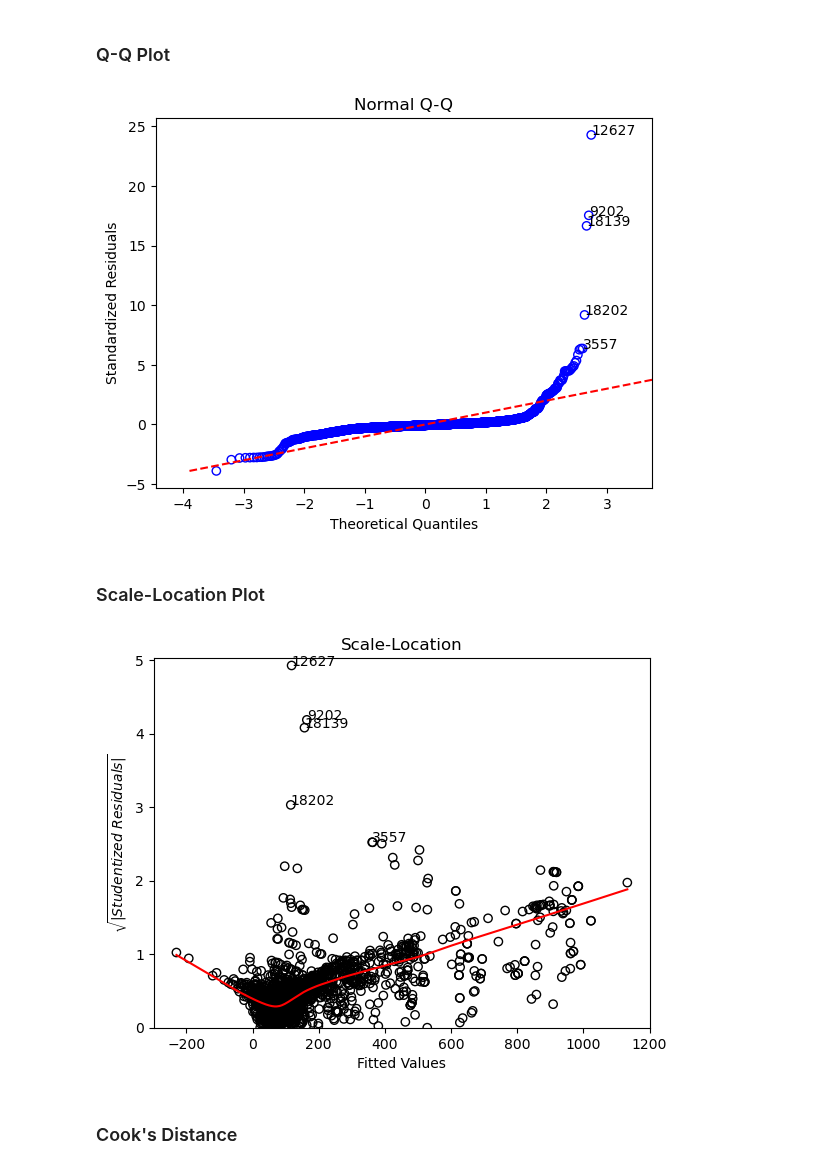
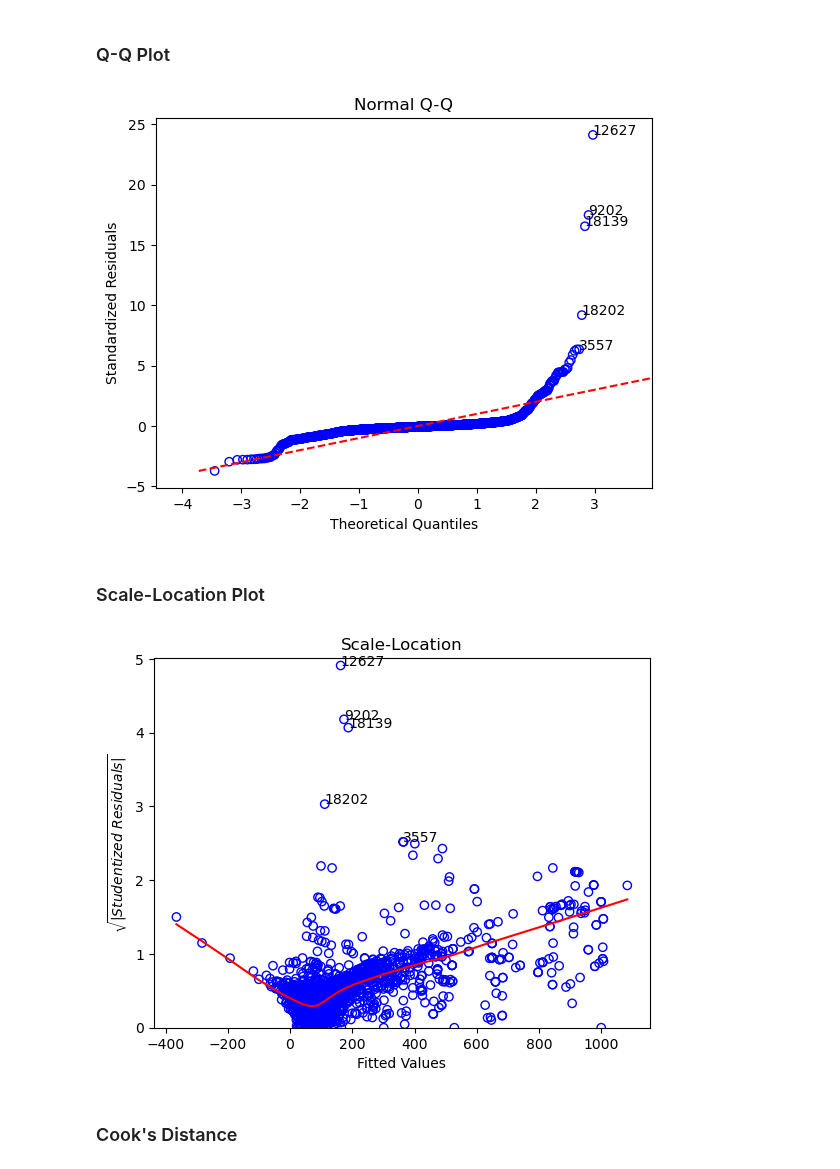
Before and after one commit to nlee98/ADS-599_Capstone_Project, a Jupyter notebook: Code Library/3_Modeling.ipynb, the cells around one changed output. Drawn from its saved outputs; the diff is of its cells as text; code cells hidden in the pictures.

```diff
--- a/Code Library/3_Modeling.ipynb
+++ b/Code Library/3_Modeling.ipynb
@@ -218,21 +161,18 @@ room_train_X_back = room_back_reg.transform(room_train_X)
 # %%
-import statsmodels.formula.api as smf
-from statsmodels.nonparametric.smoothers_lowess import lowess
-
 # Combine the dataframe back into one for the model
-room_train_back = pd.concat([room_train_X_back, room_train_y], axis = 1)
+room_train = pd.concat([room_train_X, room_train_y], axis = 1)
 
 # Get string of columns for formula
-cols = list(room_train_X_back.columns)
+cols = list(room_train_X.columns)
 cols_str = " + ".join(cols)
 cols_str = str(cols_str)
 
 # Fit the model
-room_back_reg_fin = smf.ols(formula= 'price ~' + cols_str,
-                            data = room_train_back).fit()
+room_reg = smf.ols(formula= 'price ~' + cols_str,
+                            data = room_train).fit()
 
 # Model summary
-print(room_back_reg_fin.summary())
+print(room_reg.summary())
 # %% [output]
                             OLS Regression Results
 ==============================================================================
@@ -313,9 +253,9 @@ def qq_plot(fitted_reg):
         ax.annotate(val,xy=(df['theoretical_quants'].loc[val],df['sorted_resid'].loc[val]))
     plt.show()
 # %%
-qq_plot(fitted_reg = room_back_reg_fin)
+qq_plot(fitted_reg = room_reg)
 # %% [output]
-[figure, old version]
+[figure, new version]
 # %% [markdown]
 ### Scale-Location Plot
 # %%
@@ -330,7 +270,7 @@ def scale_location_plot(fitted_reg):
 
     # Plot
     fig, ax = plt.subplots()
-    ax.scatter(fitted_reg.fittedvalues, sqrt_resids, edgecolors = 'k', facecolors = 'none')
+    ax.scatter(fitted_reg.fittedvalues, sqrt_resids, edgecolors = 'b', facecolors = 'none')
     ax.plot(smooth[:,0],smooth[:,1],color = 'r')
     ax.set_ylabel('$\sqrt{|Studentized \ Residuals|}$')
     ax.set_xlabel('Fitted Values')
@@ -340,9 +280,9 @@ def scale_location_plot(fitted_reg):
         ax.annotate(i,xy=(fitted_reg.fittedvalues[i],sqrt_resids[i]))
     plt.show()
 # %%
-scale_location_plot(fitted_reg=room_back_reg_fin)
+scale_location_plot(fitted_reg=room_reg)
 # %% [output]
-[figure, old version]
+[figure, new version]
 # %% [markdown]
 ### Cook's Distance
 # %%
```
Also changed, not shown: parts of 48 cells of this notebook, 2 other files.
